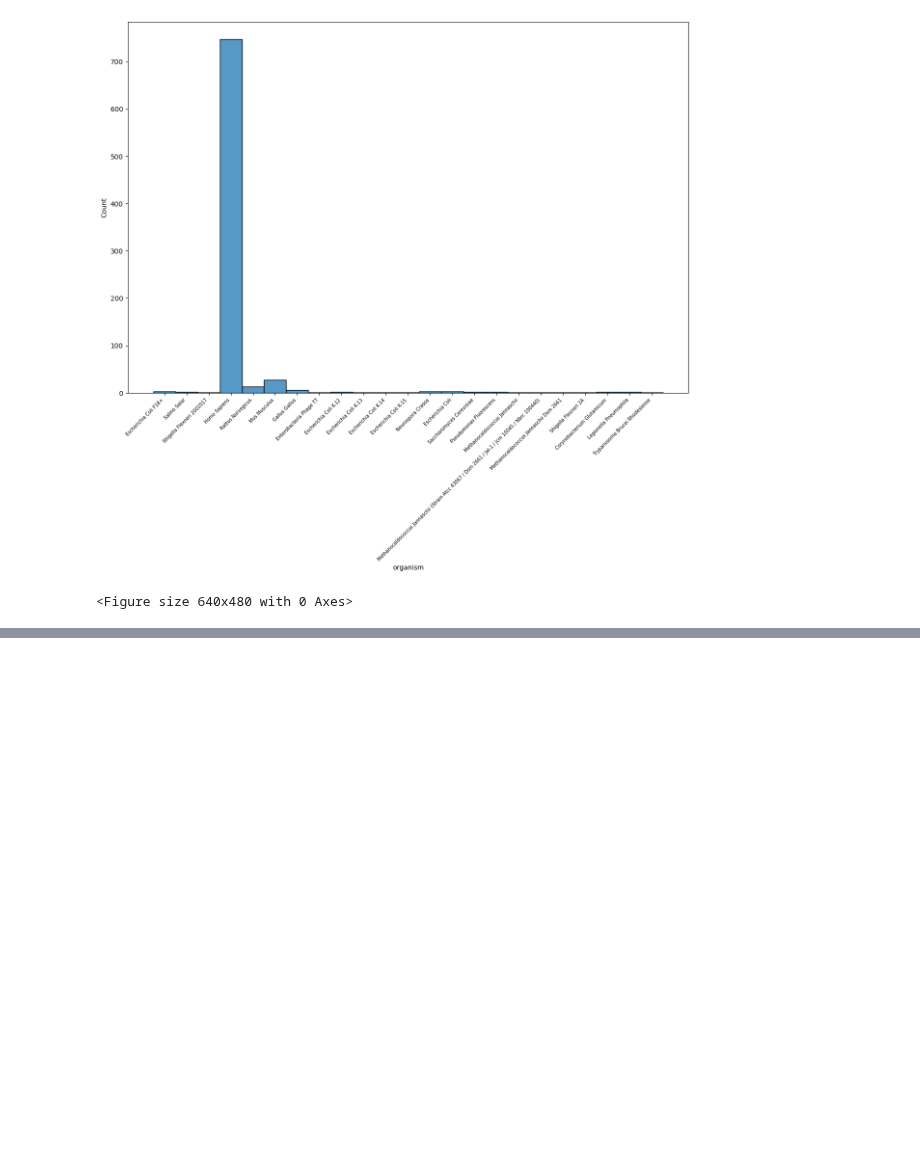
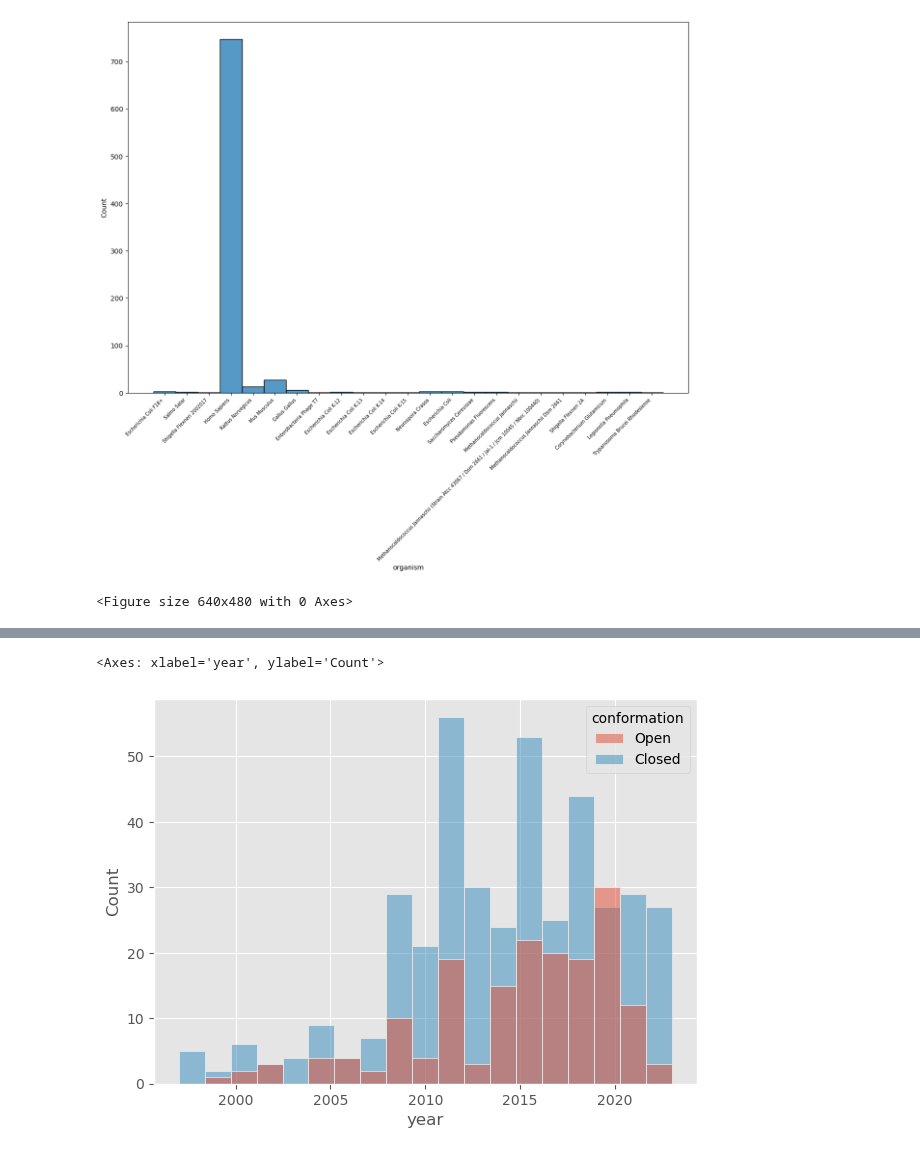
Before and after one commit to jpigles/alphafold-rmsd, a Jupyter notebook: categorization.ipynb, the cells around one changed output, grey strips where cells are left out. Drawn from its saved outputs; the diff is of its cells as text; code cells hidden in the pictures; blank space fills up the shorter version.

```diff
--- a/categorization.ipynb
+++ b/categorization.ipynb
@@ -59,0 +96,13 @@ sns.boxplot(ax=axes[1], data=df, x='conformation', y='2_comp')
+# %%
+# Categorize by date
+# Clean the date column
+# df['date'] = df['date'].str.strip('['']')
+df['date'] = pd.to_datetime(df['date'])
+df['year'] = df['date'].dt.year
+
+# Plot the count of structures by year
+fig, axes = plt.subplots(1, 1, figsize=(7, 5))
+sns.histplot(data=df, x='year', hue='conformation', ax=axes)
+# %% [output]
+<Axes: xlabel='year', ylabel='Count'>
+[figure, added]
```
Also changed, not shown: parts of 2 cells of this notebook, 8 other files.
